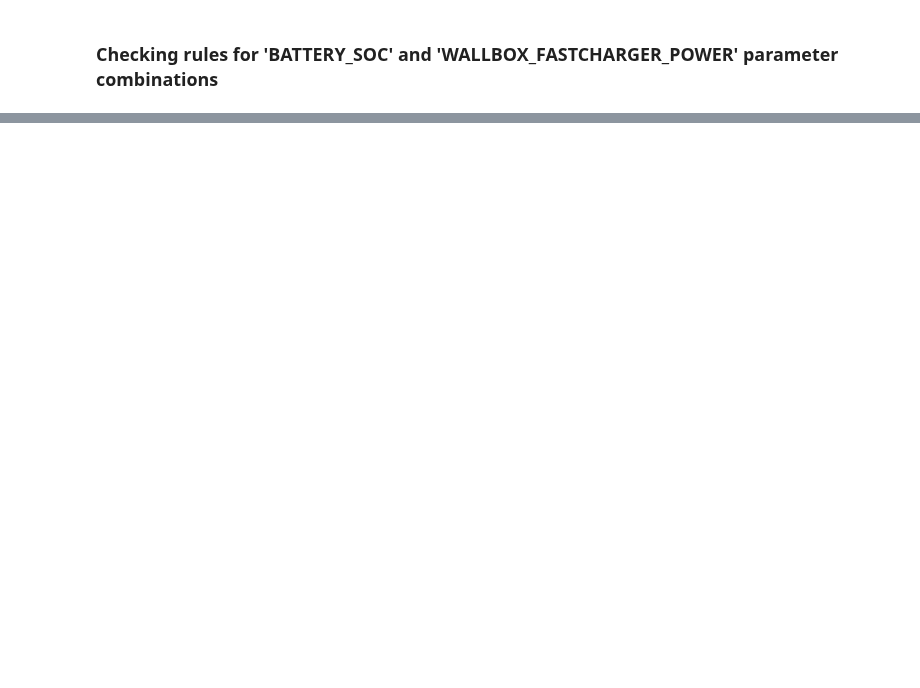
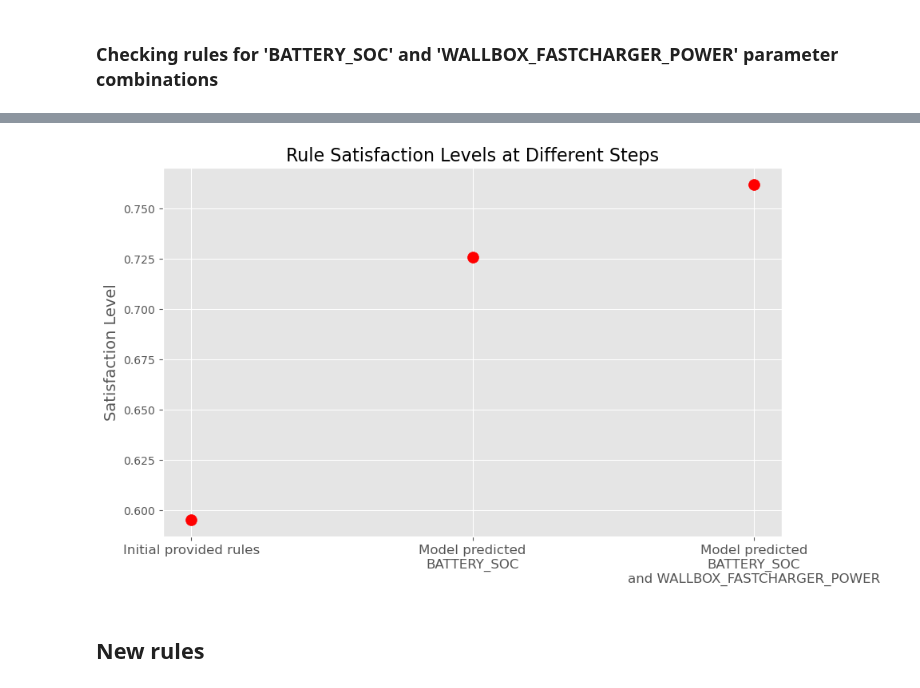
Before and after one commit to SanchoSamba/DS-project, a Jupyter notebook: LTN_Jevgenij.ipynb, the cells around one changed output, grey strips where cells are left out. Drawn from its saved outputs; the diff is of its cells as text; code cells hidden in the pictures; blank space fills up the shorter version.

```diff
--- a/LTN_Jevgenij.ipynb
+++ b/LTN_Jevgenij.ipynb
@@ -772,0 +662,18 @@ plt.show()
+# %%
+plt.style.use('ggplot')
+x_labels = ['Initial provided rules',
+            'Model predicted\nBATTERY_SOC',
+            'Model predicted\nBATTERY_SOC\nand WALLBOX_FASTCHARGER_POWER']
+y_values = [ satisfaction1.item(),  satisfaction2.item(),  satisfaction3.item()]
+plt.figure(figsize=(10, 6))
+plt.scatter(x_labels, y_values, color='r', s=100)  # Increased size of points
+plt.title('Rule Satisfaction Levels at Different Steps', fontsize=16)
+plt.ylabel('Satisfaction Level', fontsize=14)
+plt.xticks(fontsize=12)
+plt.grid(True)
+
+plt.show()
+# %% [output]
+[figure, added]
+# %% [markdown]
+## New rules
```
Also changed, not shown: parts of 35 cells of this notebook.
